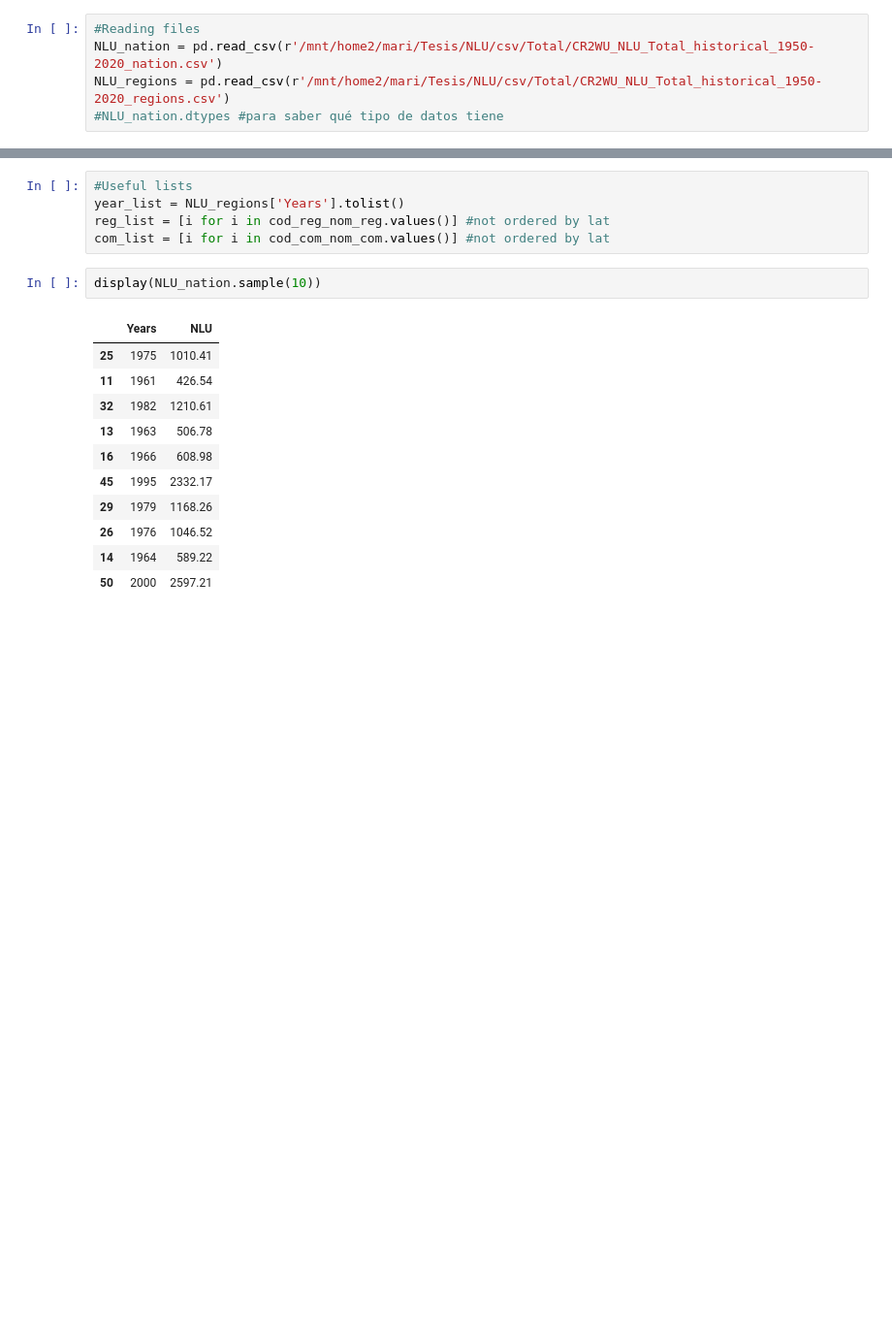
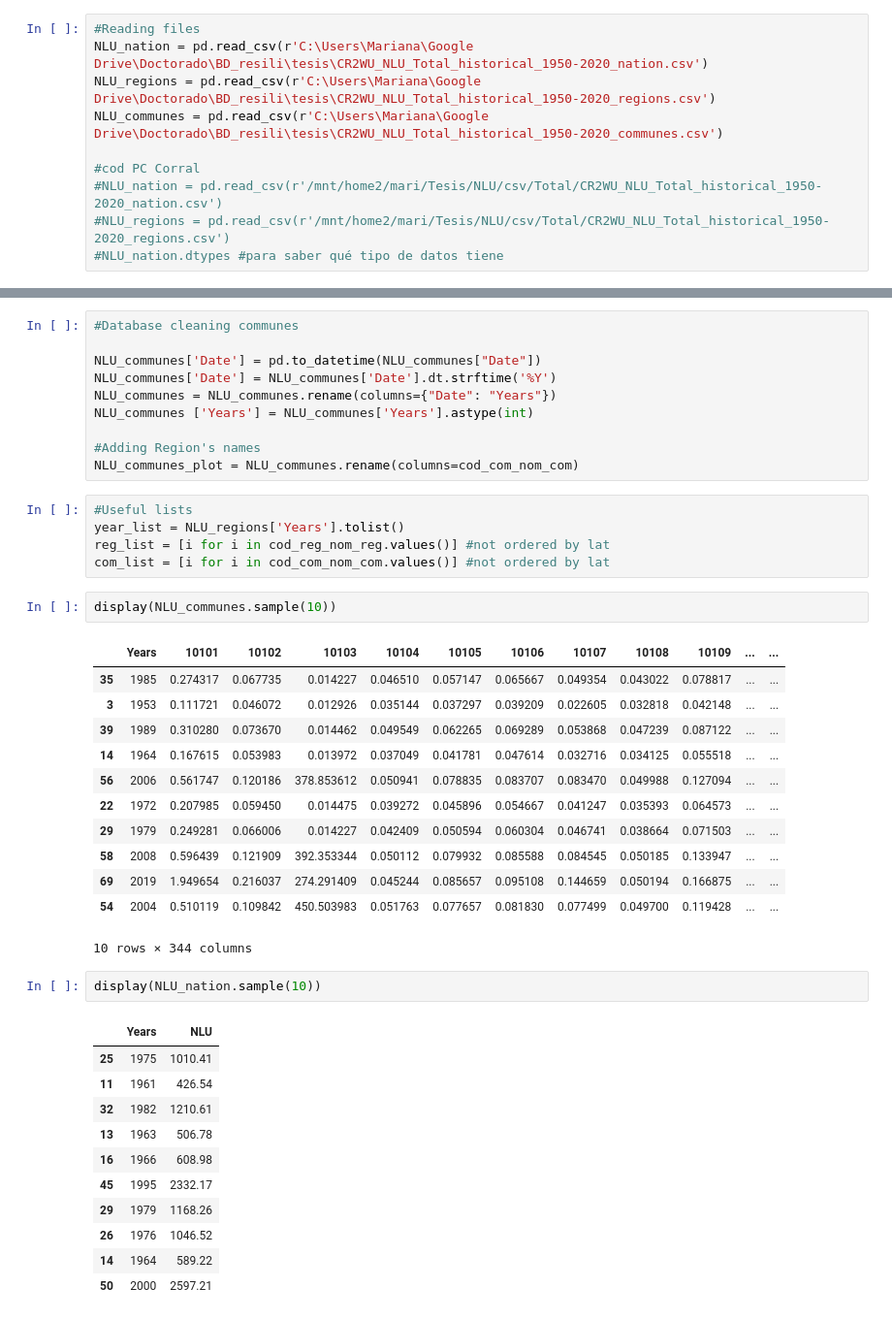
Before and after one commit to MariOrki/tesis, a Jupyter notebook: BBDD_CR2.ipynb, the cells around one changed output, grey strips where cells are left out. Shown at 97% size. Drawn from its saved outputs; the diff is of its cells as text; blank space fills up the shorter version.

```diff
--- a/BBDD_CR2.ipynb
+++ b/BBDD_CR2.ipynb
@@ -99,8 +215,13 @@ y_366=[str(item) for item in years_with_366_days]
 # National and Regional data
 # %%
 #Reading files
-NLU_nation = pd.read_csv(r'/mnt/home2/mari/Tesis/NLU/csv/Total/CR2WU_NLU_Total_historical_1950-2020_nation.csv')
-NLU_regions = pd.read_csv(r'/mnt/home2/mari/Tesis/NLU/csv/Total/CR2WU_NLU_Total_historical_1950-2020_regions.csv')
+NLU_nation = pd.read_csv(r'C:\Users\Mariana\Google Drive\Doctorado\BD_resili\tesis\CR2WU_NLU_Total_historical_1950-2020_nation.csv')
+NLU_regions = pd.read_csv(r'C:\Users\Mariana\Google Drive\Doctorado\BD_resili\tesis\CR2WU_NLU_Total_historical_1950-2020_regions.csv')
+NLU_communes = pd.read_csv(r'C:\Users\Mariana\Google Drive\Doctorado\BD_resili\tesis\CR2WU_NLU_Total_historical_1950-2020_communes.csv')
+
+#cod PC Corral
+#NLU_nation = pd.read_csv(r'/mnt/home2/mari/Tesis/NLU/csv/Total/CR2WU_NLU_Total_historical_1950-2020_nation.csv')
+#NLU_regions = pd.read_csv(r'/mnt/home2/mari/Tesis/NLU/csv/Total/CR2WU_NLU_Total_historical_1950-2020_regions.csv')
 #NLU_nation.dtypes #para saber qué tipo de datos tiene
 # %%
 #Database cleaning
@@ -120,11 +241,36 @@ NLU_regions_plot = NLU_regions.rename(columns=cod_reg_nom_reg)
 #NLU national 2 decimal
 NLU_nation_ = NLU_nation
 NLU_nation_['NLU'] = NLU_nation_['NLU'].round(decimals=2)
+# %%
+#Database cleaning communes
+
+NLU_communes['Date'] = pd.to_datetime(NLU_communes["Date"])
+NLU_communes['Date'] = NLU_communes['Date'].dt.strftime('%Y')
+NLU_communes = NLU_communes.rename(columns={"Date": "Years"})
+NLU_communes ['Years'] = NLU_communes['Years'].astype(int)
+
+#Adding Region's names
+NLU_communes_plot = NLU_communes.rename(columns=cod_com_nom_com)
 # %%
 #Useful lists
 year_list = NLU_regions['Years'].tolist()
 reg_list = [i for i in cod_reg_nom_reg.values()] #not ordered by lat
 com_list = [i for i in cod_com_nom_com.values()] #not ordered by lat
+# %%
+display(NLU_communes.sample(10))
+# %% [output]
+|  | Years | 10101 | 10102 | 10103 | 10104 | 10105 | 10106 | 10107 | 10108 | 10109 | ... | ... |
+| 35 | 1985 | 0.274317 | 0.067735 | 0.014227 | 0.046510 | 0.057147 | 0.065667 | 0.049354 | 0.043022 | 0.078817 | ... | ... |
+| 3 | 1953 | 0.111721 | 0.046072 | 0.012926 | 0.035144 | 0.037297 | 0.039209 | 0.022605 | 0.032818 | 0.042148 | ... | ... |
+| 39 | 1989 | 0.310280 | 0.073670 | 0.014462 | 0.049549 | 0.062265 | 0.069289 | 0.053868 | 0.047239 | 0.087122 | ... | ... |
+| 14 | 1964 | 0.167615 | 0.053983 | 0.013972 | 0.037049 | 0.041781 | 0.047614 | 0.032716 | 0.034125 | 0.055518 | ... | ... |
+| 56 | 2006 | 0.561747 | 0.120186 | 378.853612 | 0.050941 | 0.078835 | 0.083707 | 0.083470 | 0.049988 | 0.127094 | ... | ... |
+| 22 | 1972 | 0.207985 | 0.059450 | 0.014475 | 0.039272 | 0.045896 | 0.054667 | 0.041247 | 0.035393 | 0.064573 | ... | ... |
+| 29 | 1979 | 0.249281 | 0.066006 | 0.014227 | 0.042409 | 0.050594 | 0.060304 | 0.046741 | 0.038664 | 0.071503 | ... | ... |
+| 58 | 2008 | 0.596439 | 0.121909 | 392.353344 | 0.050112 | 0.079932 | 0.085588 | 0.084545 | 0.050185 | 0.133947 | ... | ... |
+| 69 | 2019 | 1.949654 | 0.216037 | 274.291409 | 0.045244 | 0.085657 | 0.095108 | 0.144659 | 0.050194 | 0.166875 | ... | ... |
+| 54 | 2004 | 0.510119 | 0.109842 | 450.503983 | 0.051763 | 0.077657 | 0.081830 | 0.077499 | 0.049700 | 0.119428 | ... | ... |
+10 rows × 344 columns
 # %%
 display(NLU_nation.sample(10))
 # %% [output]
```
Also changed, not shown: parts of 15 cells of this notebook.
